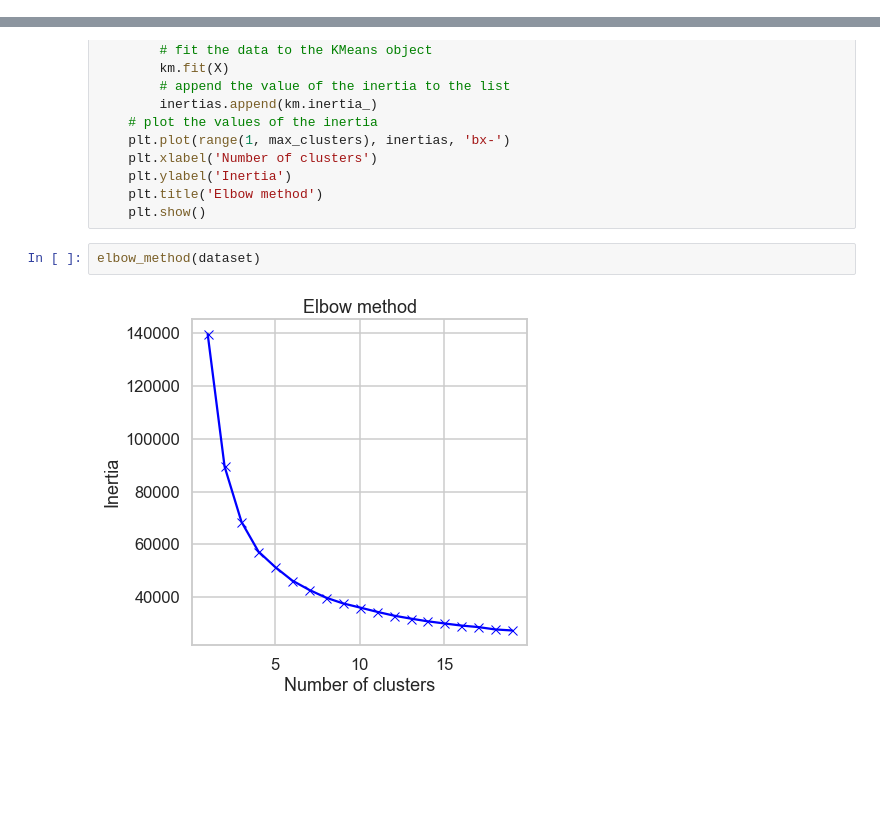
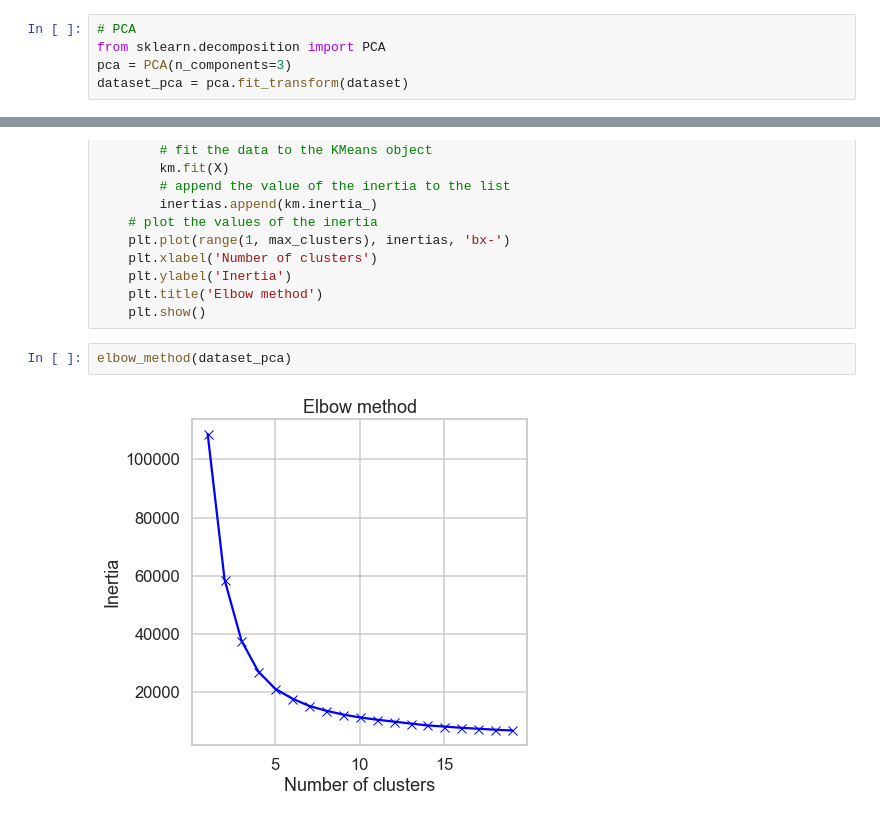
Before and after one commit to mohameddhameem/IBM-Machine-Learning, a Jupyter notebook: Unsupervised Machine Learning/Final Assignment/Clustering Unsupervised Assignment.ipynb, the cells around one changed output, grey strips where cells are left out. Saved outputs shown, nothing was run; the diff lists cells and outputs as text; blank space fills up the shorter version.

```diff
--- a/Unsupervised Machine Learning/Final Assignment/Clustering Unsupervised Assignment.ipynb
+++ b/Unsupervised Machine Learning/Final Assignment/Clustering Unsupervised Assignment.ipynb
@@ -229,3 +231,8 @@ dataset[float_cols] = scalar.fit_transform(dataset[float_cols])
+# %%
+# PCA
+from sklearn.decomposition import PCA
+pca = PCA(n_components=3)
+dataset_pca = pca.fit_transform(dataset)
 # %%
 # helper function that allows us to display data in 2 dimensions an highlights the clusters
 def display_cluster(X,km=[],num_clusters=0):
@@ -259,9 +266,9 @@ def elbow_method(X, max_clusters=20):
     plt.title('Elbow method')
     plt.show()
 # %%
-elbow_method(dataset)
+elbow_method(dataset_pca)
 # %% [output]
-[figure, old version]
+[figure, new version]
 # %%
 # Lets take 5 clusters as the optimal number of clusters
 num_clusters = 5
```
Also changed, not shown: parts of 16 cells of this notebook, 5 other files.
